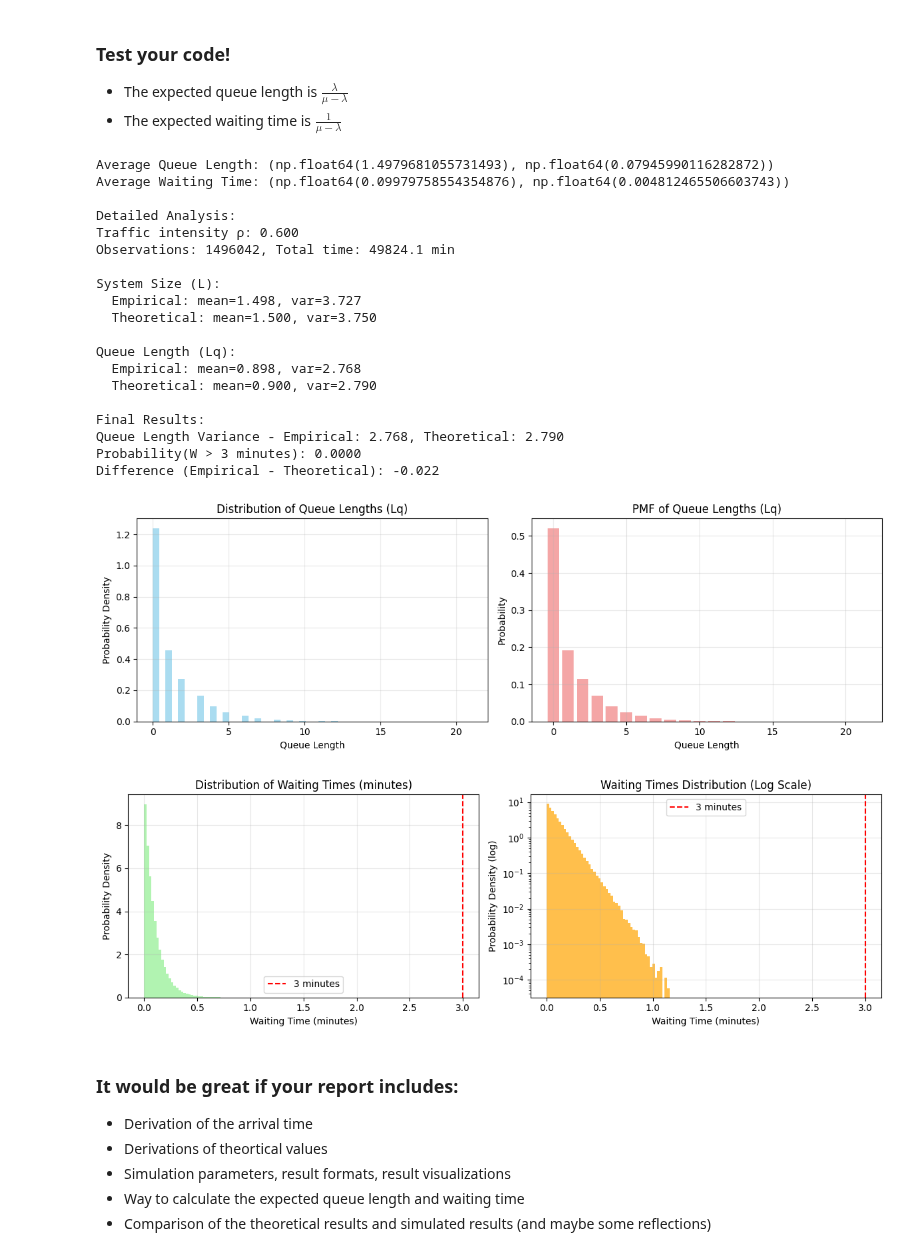
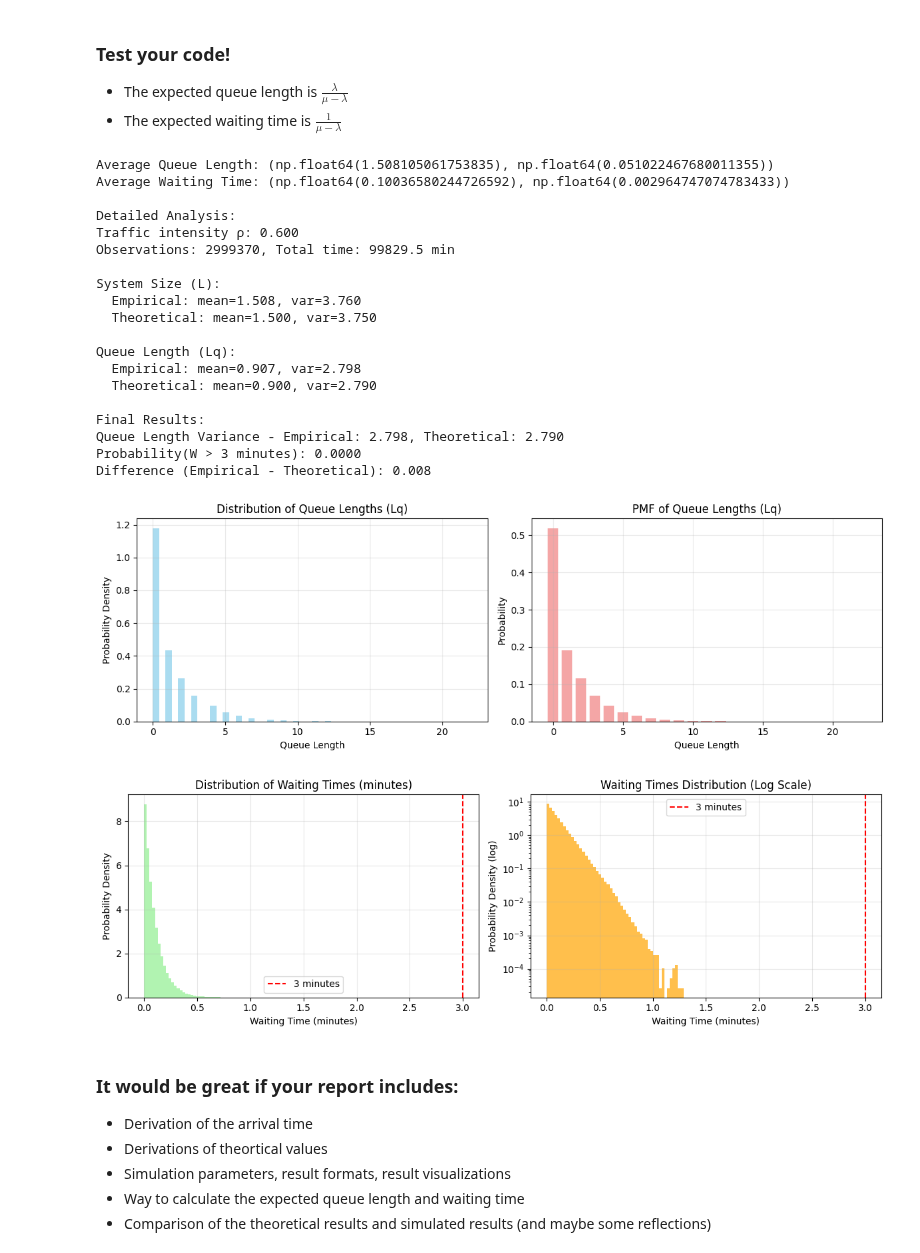
Before and after one commit to Zhiyuan-03/AI_in_Transportation_Exercise, a Jupyter notebook: Lab1_Assignment_0.6.ipynb, the cells around one changed output. Drawn from its saved outputs; the diff is of its cells as text; code cells hidden in the pictures.

```diff
--- a/Lab1_Assignment_0.6.ipynb
+++ b/Lab1_Assignment_0.6.ipynb
@@ -728,49 +728,49 @@ class SingleServerQueueingSimulation():
 
 
 # Usage example
-sim = SingleServerQueueingSimulation(arrival_rate=15, service_rate=25, close_time=500)
+sim = SingleServerQueueingSimulation(arrival_rate=15, service_rate=25, close_time=1000)
 sim.run_multiple_simulations(100)
 
 print("Average Queue Length:", sim.compute_average_queue_length())
 print("Average Waiting Time:", sim.compute_average_waiting_time())
 
 # Comprehensive analysis with detailed variance calculation
 empirical_var, theoretical_var, all_queues = sim.analyze_queue_length_distribution()
 all_waits, prob_gt_3min = sim.analyze_waiting_time_distribution()
 
 print(f"\nFinal Results:")
 print(f"Queue Length Variance - Empirical: {empirical_var:.3f}, Theoretical: {theoretical_var:.3f}")
 print(f"Probability(W > 3 minutes): {prob_gt_3min:.4f}")
 
 # Compare empirical vs theoretical
 rho = sim.arrival_rate / sim.service_rate
 print(f"Difference (Empirical - Theoretical): {empirical_var - theoretical_var:.3f}")
 
 # Plot distributions
 sim.plot_queue_length_distribution(all_queues)
 sim.plot_waiting_time_distribution(all_waits)
 # %% [output]
-Average Queue Length: (np.float64(1.4979681055731493), np.float64(0.07945990116282872))
-Average Waiting Time: (np.float64(0.09979758554354876), np.float64(0.004812465506603743))
+Average Queue Length: (np.float64(1.508105061753835), np.float64(0.051022467680011355))
+Average Waiting Time: (np.float64(0.10036580244726592), np.float64(0.002964747074783433))
 
 Detailed Analysis:
 Traffic intensity ρ: 0.600
-Observations: 1496042, Total time: 49824.1 min
+Observations: 2999370, Total time: 99829.5 min
 
 System Size (L):
-  Empirical: mean=1.498, var=3.727
+  Empirical: mean=1.508, var=3.760
   Theoretical: mean=1.500, var=3.750
 
 Queue Length (Lq):
-  Empirical: mean=0.898, var=2.768
+  Empirical: mean=0.907, var=2.798
   Theoretical: mean=0.900, var=2.790
 
 Final Results:
-Queue Length Variance - Empirical: 2.768, Theoretical: 2.790
+Queue Length Variance - Empirical: 2.798, Theoretical: 2.790
 Probability(W > 3 minutes): 0.0000
-Difference (Empirical - Theoretical): -0.022
+Difference (Empirical - Theoretical): 0.008
-[figure, old version]
+[figure, new version]
-[figure, old version]
+[figure, new version]
 # %% [markdown]
 
 ### It would be great if your report includes:
```
